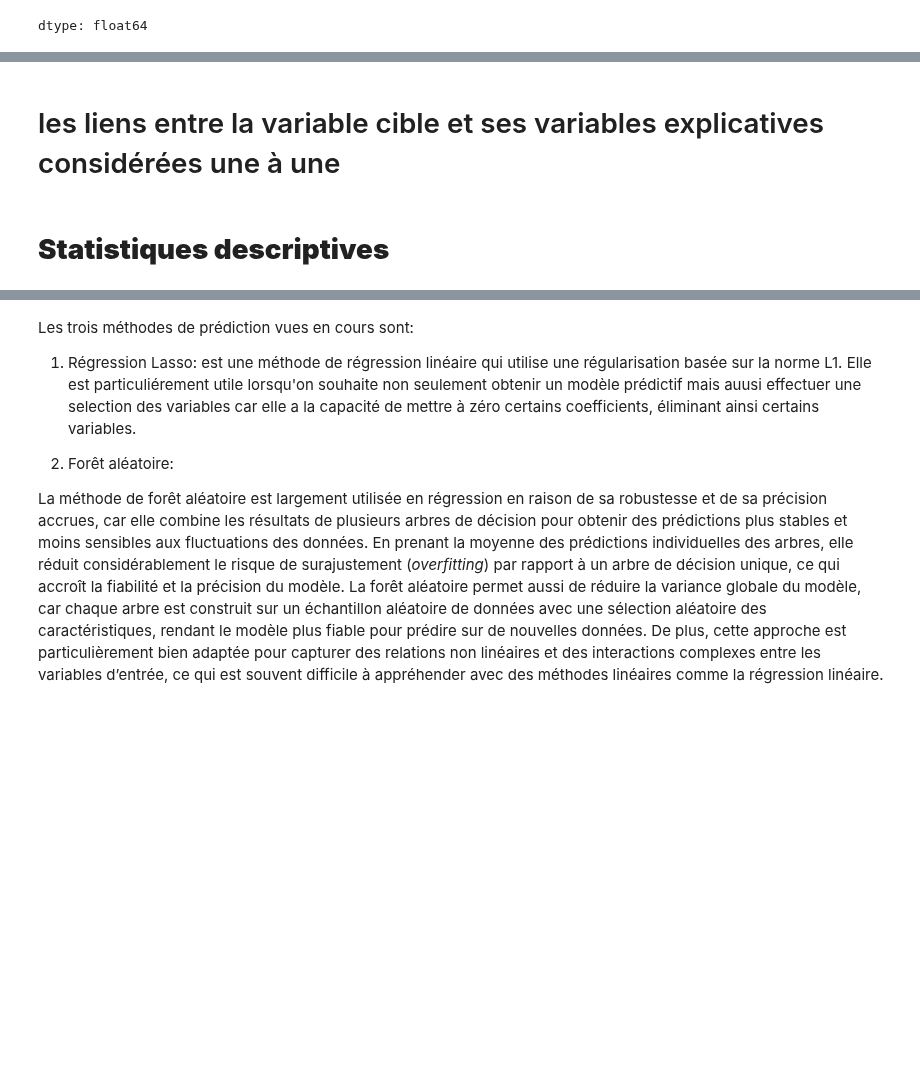
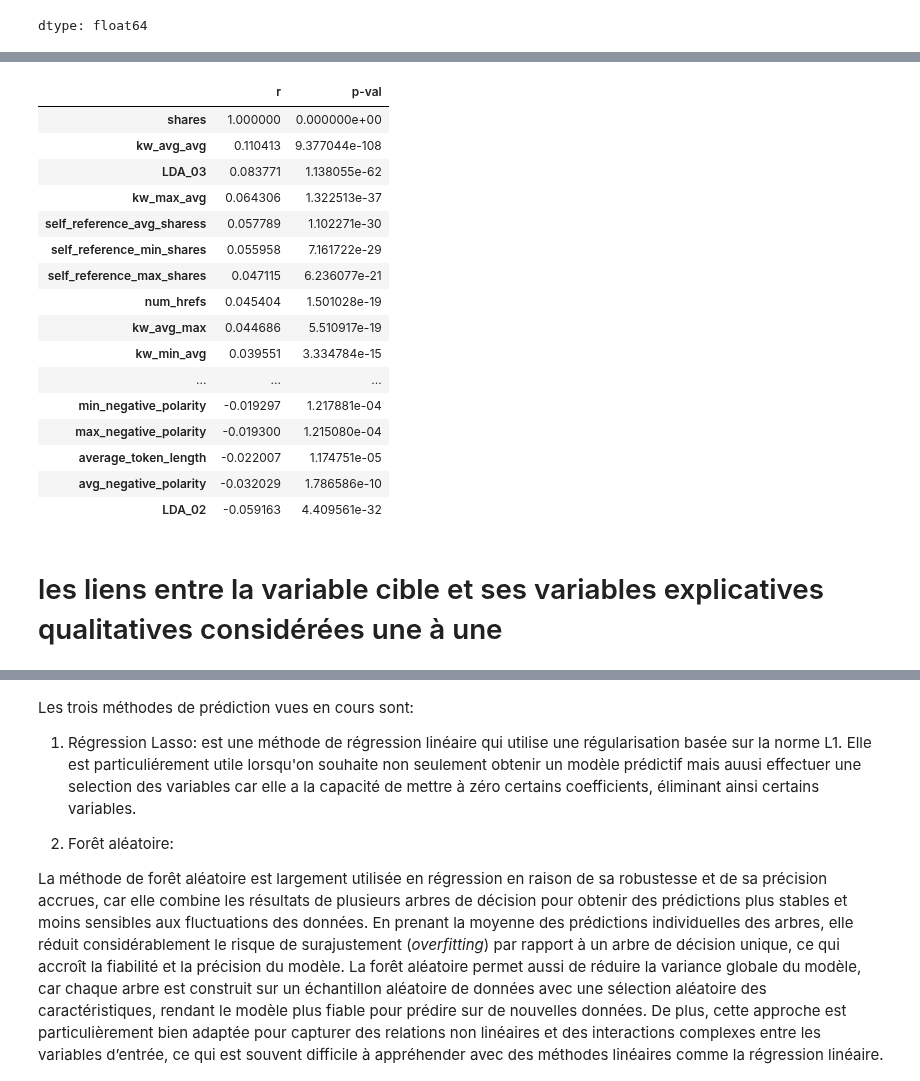
Before and after one commit to bigirimanainnocent12/Apprentissage_automatique, a Jupyter notebook: Apprentissage_Automatique.ipynb, the cells around one changed output, grey strips where cells are left out. Saved outputs shown, nothing was run; the diff lists cells and outputs as text; code cells hidden in the pictures; blank space fills up the shorter version.

```diff
--- a/Apprentissage_Automatique.ipynb
+++ b/Apprentissage_Automatique.ipynb
@@ -219,4 +263,40 @@ dtype: float64
+# %%
+import pingouin as pg
+
+cols_to_correlate = pd.concat([variables_quantitative, variables_dicretes], axis=1).columns
+
+
+correlation_results = {}
+
+
+for col in cols_to_correlate:
+    result = pg.corr(data[col], data[' shares'])  # Pass individual columns
+    correlation_results[col] = {
+        'r': result['r'].values[0],  # Extract correlation coefficient (r)
+        'p-val': result['p-val'].values[0]  # Extract p-value
+    }
+
+
+correlation_df = pd.DataFrame(correlation_results).T
+
+correlation_df[correlation_df["p-val"]< 0.05].sort_values(by="r",ascending=False)
+# %% [output]
+|  | r | p-val |
+| shares | 1.000000 | 0.000000e+00 |
+| kw_avg_avg | 0.110413 | 9.377044e-108 |
+| LDA_03 | 0.083771 | 1.138055e-62 |
+| kw_max_avg | 0.064306 | 1.322513e-37 |
+| self_reference_avg_sharess | 0.057789 | 1.102271e-30 |
+| self_reference_min_shares | 0.055958 | 7.161722e-29 |
+| self_reference_max_shares | 0.047115 | 6.236077e-21 |
+| num_hrefs | 0.045404 | 1.501028e-19 |
+| kw_avg_max | 0.044686 | 5.510917e-19 |
+| kw_min_avg | 0.039551 | 3.334784e-15 |
+| ... | ... | ... |
+| min_negative_polarity | -0.019297 | 1.217881e-04 |
+| max_negative_polarity | -0.019300 | 1.215080e-04 |
+| average_token_length | -0.022007 | 1.174751e-05 |
+| avg_negative_polarity | -0.032029 | 1.786586e-10 |
+| LDA_02 | -0.059163 | 4.409561e-32 |
 # %% [markdown]
-# les liens entre la variable cible et ses variables explicatives considérées une à une
+# les liens entre la variable cible et ses variables explicatives qualitatives considérées une à une
-# %% [markdown]
-# **Statistiques descriptives**
```
Also changed, not shown: parts of 15 cells of this notebook.
